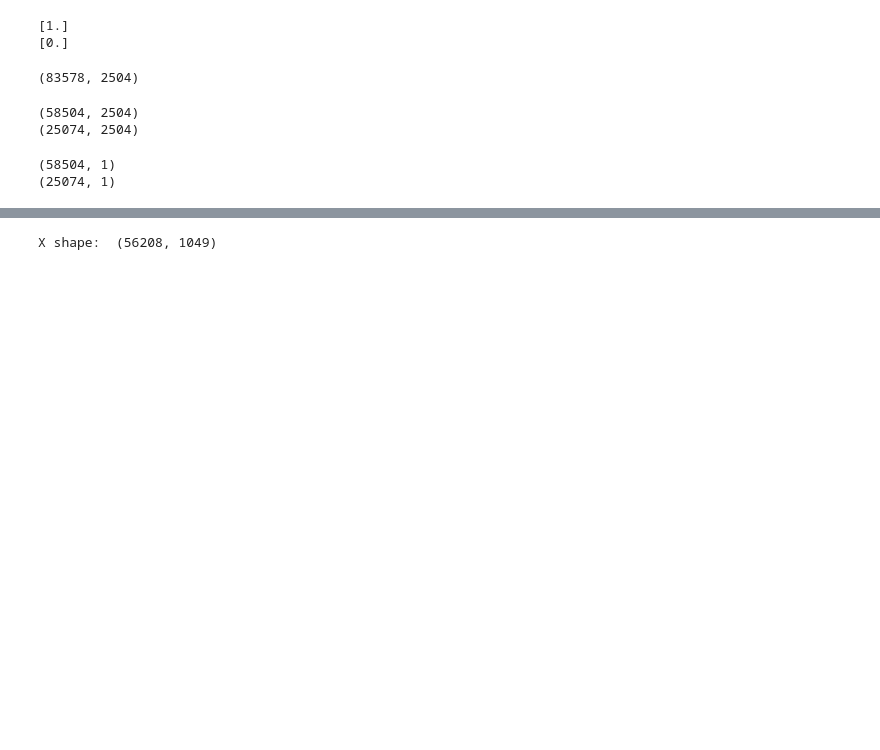
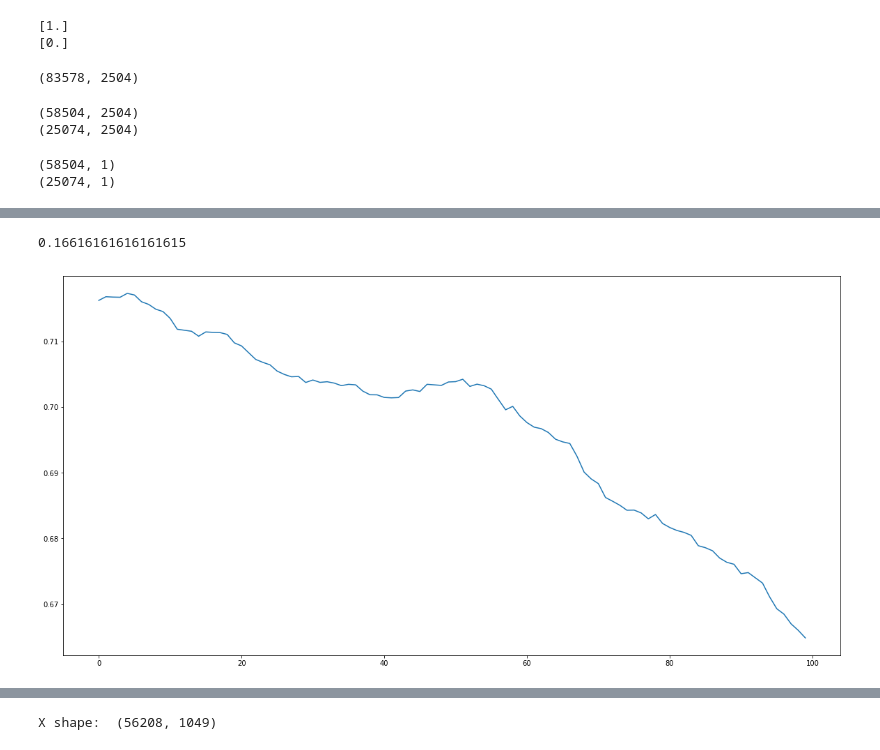
Before and after one commit to zachschuermann/predict-a-thon, a Jupyter notebook: boosting.ipynb, the cells around one changed output, grey strips where cells are left out. Cells and saved outputs as stored; diff of their text form; code cells hidden in the pictures; blank space fills up the shorter version.

```diff
--- a/boosting.ipynb
+++ b/boosting.ipynb
@@ -277,2 +288,7 @@ plot_pred(bst, xgtrain, y_train)
+# %%
+plot_pred(bst, xgcv, y_cv)
+# %% [output]
+0.16616161616161615
+[figure, added]
 # %%
 bst.get_fscore()
```
Also changed, not shown: parts of 14 cells of this notebook, 5 other files.
